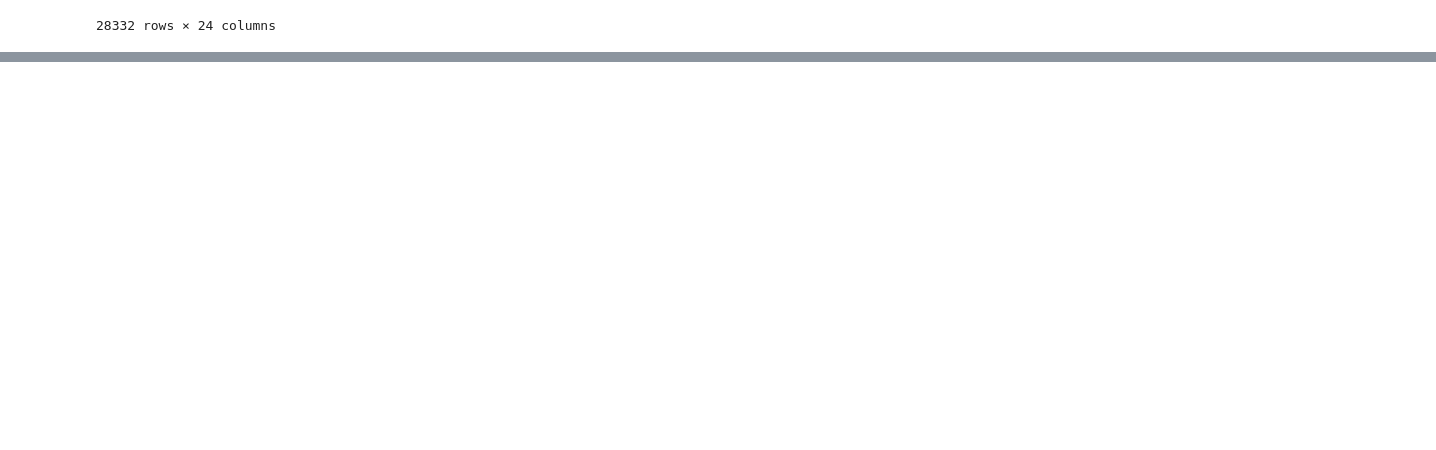
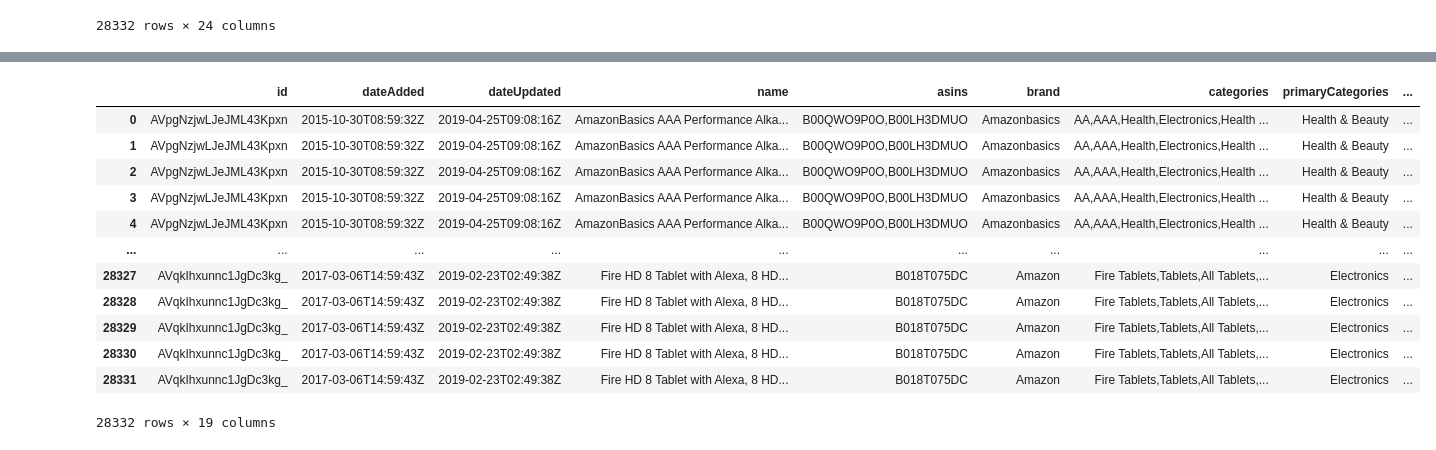
Before and after one commit to MoritzRenkin/tu-bi-DataAnalytics, a Jupyter notebook: lab.ipynb, the cells around one changed output, grey strips where cells are left out. Cells and saved outputs as stored; diff of their text form; code cells hidden in the pictures; blank space fills up the shorter version.

```diff
--- a/lab.ipynb
+++ b/lab.ipynb
@@ -21,0 +73,20 @@ df
+# %%
+# dropping unuseful cols, because they mainly contain null values
+# dateSeen only specifies the date when the review was scraped
+unuseful_cols = ['reviews.didPurchase', 'reviews.id', 'keys', 'reviews.dateSeen', 'imageURLs']
+df = df.drop(unuseful_cols, axis=1)
+df
+# %% [output]
+|  | id | dateAdded | dateUpdated | name | asins | brand | categories | primaryCategories | ... |
+| 0 | AVpgNzjwLJeJML43Kpxn | 2015-10-30T08:59:32Z | 2019-04-25T09:08:16Z | AmazonBasics AAA Performance Alka... | B00QWO9P0O,B00LH3DMUO | Amazonbasics | AA,AAA,Health,Electronics,Health ... | Health & Beauty | ... |
+| 1 | AVpgNzjwLJeJML43Kpxn | 2015-10-30T08:59:32Z | 2019-04-25T09:08:16Z | AmazonBasics AAA Performance Alka... | B00QWO9P0O,B00LH3DMUO | Amazonbasics | AA,AAA,Health,Electronics,Health ... | Health & Beauty | ... |
+| 2 | AVpgNzjwLJeJML43Kpxn | 2015-10-30T08:59:32Z | 2019-04-25T09:08:16Z | AmazonBasics AAA Performance Alka... | B00QWO9P0O,B00LH3DMUO | Amazonbasics | AA,AAA,Health,Electronics,Health ... | Health & Beauty | ... |
+| 3 | AVpgNzjwLJeJML43Kpxn | 2015-10-30T08:59:32Z | 2019-04-25T09:08:16Z | AmazonBasics AAA Performance Alka... | B00QWO9P0O,B00LH3DMUO | Amazonbasics | AA,AAA,Health,Electronics,Health ... | Health & Beauty | ... |
+| 4 | AVpgNzjwLJeJML43Kpxn | 2015-10-30T08:59:32Z | 2019-04-25T09:08:16Z | AmazonBasics AAA Performance Alka... | B00QWO9P0O,B00LH3DMUO | Amazonbasics | AA,AAA,Health,Electronics,Health ... | Health & Beauty | ... |
+| ... | ... | ... | ... | ... | ... | ... | ... | ... | ... |
+| 28327 | AVqkIhxunnc1JgDc3kg_ | 2017-03-06T14:59:43Z | 2019-02-23T02:49:38Z | Fire HD 8 Tablet with Alexa, 8 HD... | B018T075DC | Amazon | Fire Tablets,Tablets,All Tablets,... | Electronics | ... |
+| 28328 | AVqkIhxunnc1JgDc3kg_ | 2017-03-06T14:59:43Z | 2019-02-23T02:49:38Z | Fire HD 8 Tablet with Alexa, 8 HD... | B018T075DC | Amazon | Fire Tablets,Tablets,All Tablets,... | Electronics | ... |
+| 28329 | AVqkIhxunnc1JgDc3kg_ | 2017-03-06T14:59:43Z | 2019-02-23T02:49:38Z | Fire HD 8 Tablet with Alexa, 8 HD... | B018T075DC | Amazon | Fire Tablets,Tablets,All Tablets,... | Electronics | ... |
+| 28330 | AVqkIhxunnc1JgDc3kg_ | 2017-03-06T14:59:43Z | 2019-02-23T02:49:38Z | Fire HD 8 Tablet with Alexa, 8 HD... | B018T075DC | Amazon | Fire Tablets,Tablets,All Tablets,... | Electronics | ... |
+| 28331 | AVqkIhxunnc1JgDc3kg_ | 2017-03-06T14:59:43Z | 2019-02-23T02:49:38Z | Fire HD 8 Tablet with Alexa, 8 HD... | B018T075DC | Amazon | Fire Tablets,Tablets,All Tablets,... | Electronics | ... |
+28332 rows × 19 columns
```
Also changed, not shown: parts of 8 cells of this notebook.
